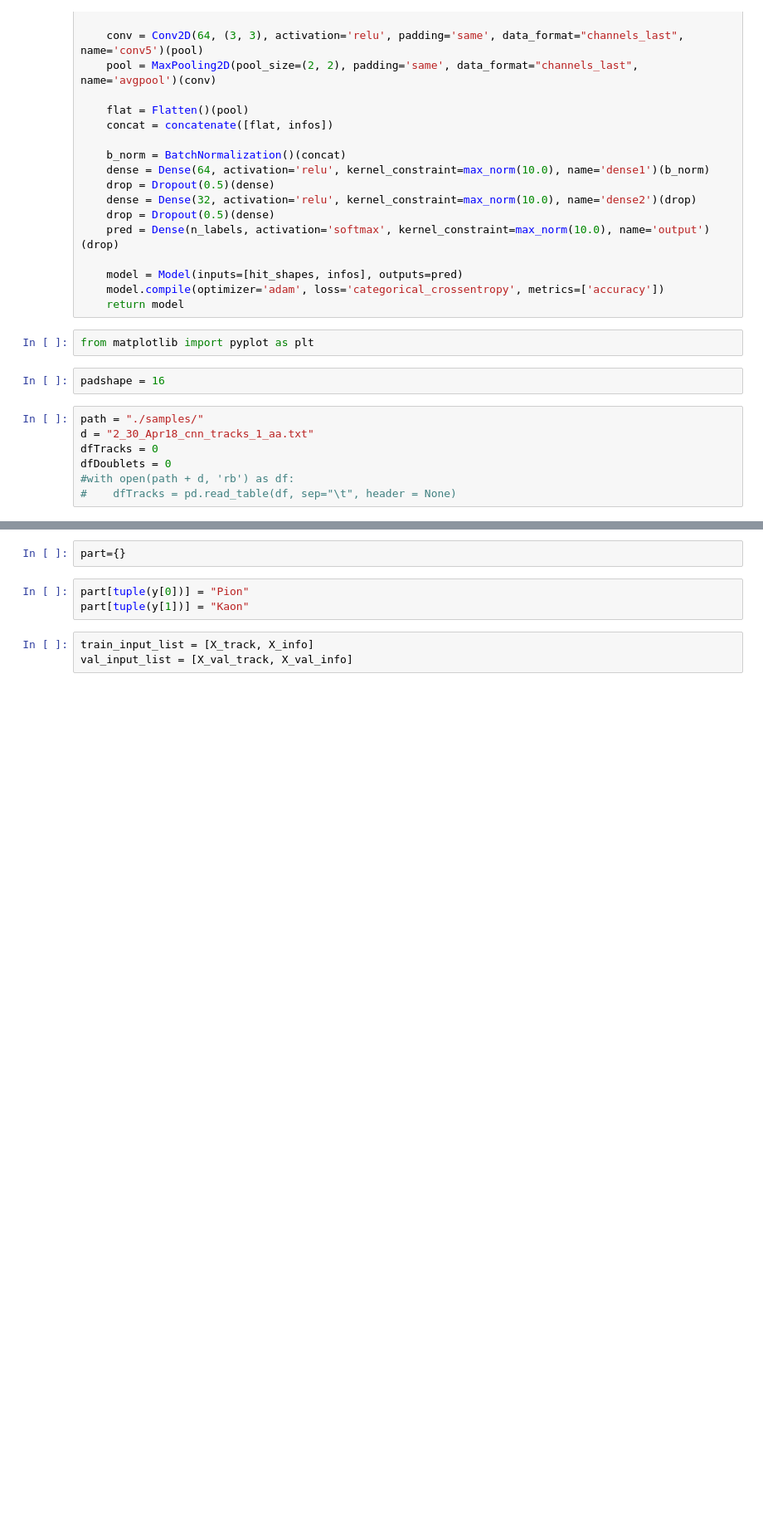
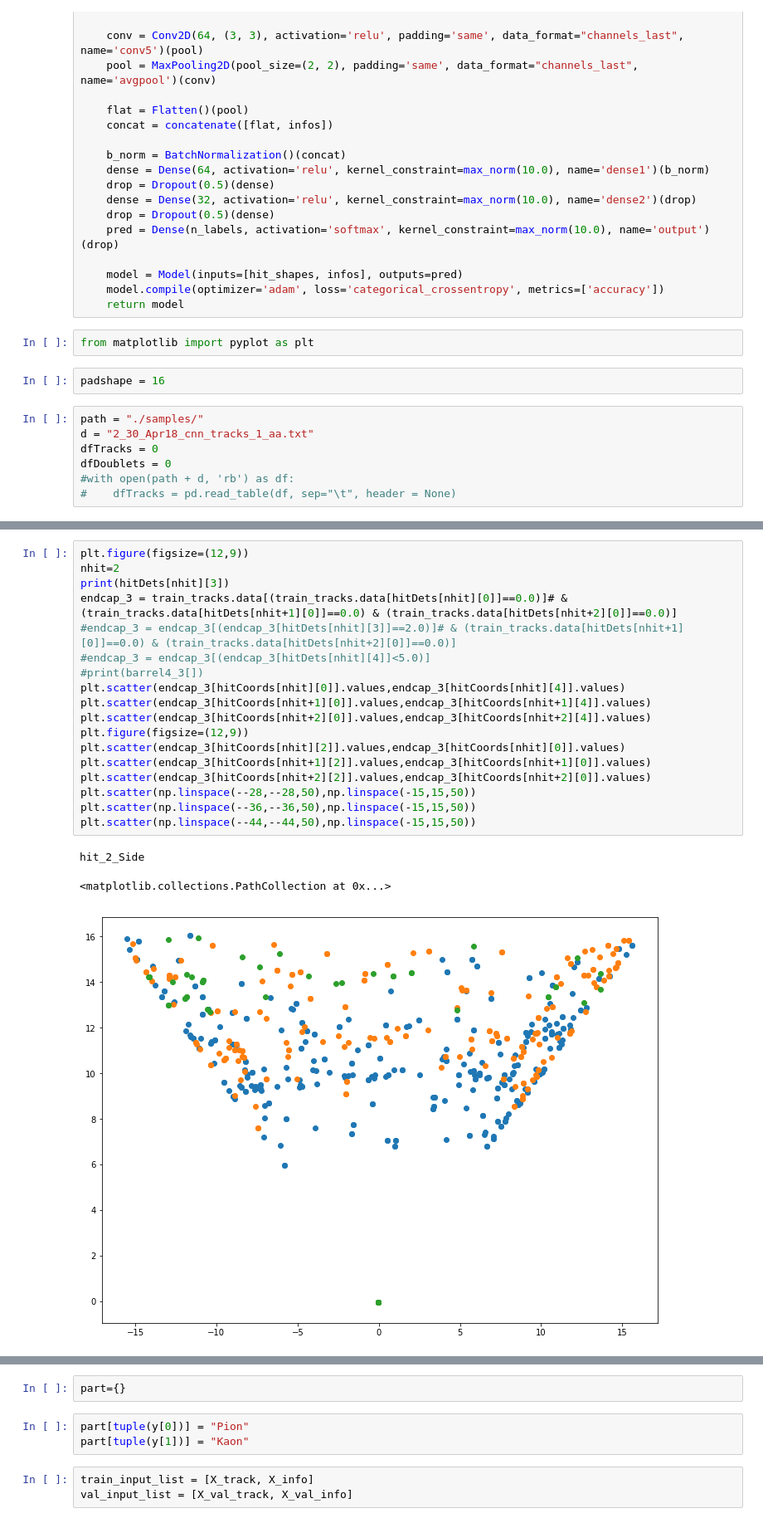
Before and after one commit to ChuyuanLiu/CNNFiltering, a Jupyter notebook: jupyters/cnn_tracks.ipynb, the cells around one changed output, grey strips where cells are left out. Shown at 83% size. Cells and saved outputs as stored; diff of their text form; blank space fills up the shorter version.

```diff
--- a/jupyters/cnn_tracks.ipynb
+++ b/jupyters/cnn_tracks.ipynb
@@ -94,0 +102,22 @@ Loading file 1/1 : ./samples/2_30_Apr18_cnn_tracks_1_ab.txt
+# %%
+plt.figure(figsize=(12,9))
+nhit=2
+print(hitDets[nhit][3])
+endcap_3 = train_tracks.data[(train_tracks.data[hitDets[nhit][0]]==0.0)]# & (train_tracks.data[hitDets[nhit+1][0]]==0.0) & (train_tracks.data[hitDets[nhit+2][0]]==0.0)]
+#endcap_3 = endcap_3[(endcap_3[hitDets[nhit][3]]==2.0)]# & (train_tracks.data[hitDets[nhit+1][0]]==0.0) & (train_tracks.data[hitDets[nhit+2][0]]==0.0)]
+#endcap_3 = endcap_3[(endcap_3[hitDets[nhit][4]]<5.0)]
+#print(barrel4_3[])
+plt.scatter(endcap_3[hitCoords[nhit][0]].values,endcap_3[hitCoords[nhit][4]].values)
+plt.scatter(endcap_3[hitCoords[nhit+1][0]].values,endcap_3[hitCoords[nhit+1][4]].values)
+plt.scatter(endcap_3[hitCoords[nhit+2][0]].values,endcap_3[hitCoords[nhit+2][4]].values)
+plt.figure(figsize=(12,9))
+plt.scatter(endcap_3[hitCoords[nhit][2]].values,endcap_3[hitCoords[nhit][0]].values)
+plt.scatter(endcap_3[hitCoords[nhit+1][2]].values,endcap_3[hitCoords[nhit+1][0]].values)
+plt.scatter(endcap_3[hitCoords[nhit+2][2]].values,endcap_3[hitCoords[nhit+2][0]].values)
+plt.scatter(np.linspace(--28,--28,50),np.linspace(-15,15,50))
+plt.scatter(np.linspace(--36,--36,50),np.linspace(-15,15,50))
+plt.scatter(np.linspace(--44,--44,50),np.linspace(-15,15,50))
+# %% [output]
+hit_2_Side
+<matplotlib.collections.PathCollection at 0x...>
+[figure, added]
```
Also changed, not shown: parts of 14 cells of this notebook, 4 other files.
